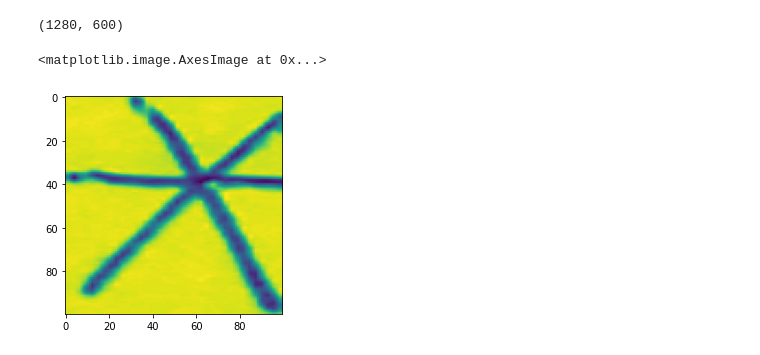
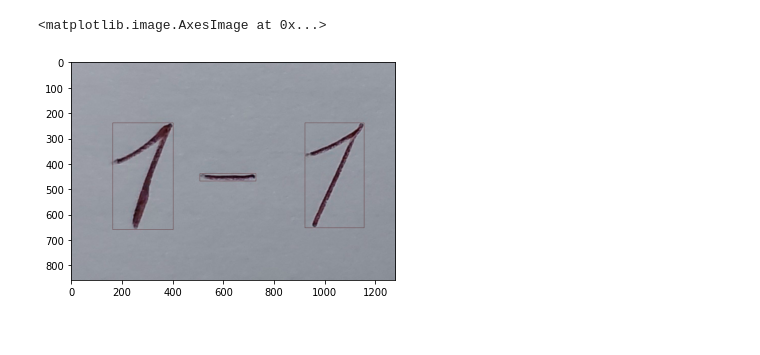
Before and after one commit to mogilyoy/telegram_calculator, a Jupyter notebook: model_prep/eq_separator.ipynb, the cells around one changed output. Drawn from its saved outputs; the diff is of its cells as text; code cells hidden in the pictures.

```diff
--- a/model_prep/eq_separator.ipynb
+++ b/model_prep/eq_separator.ipynb
@@ -17,24 +7,0 @@ import imutils
-# %%
-image = cv2.imread('/content/39.jpg', cv2.IMREAD_GRAYSCALE)
-image = cv2.resize(image,(300,300))
-gray = cv2.cvtColor(image, cv2.COLOR_BGR2GRAY)
-blurred = cv2.GaussianBlur(gray, (5, 5), 0)
-# perform edge detection, find contours in the edge map, and sort the
-# resulting contours from left-to-right
-edged = cv2.Canny(blurred, 30, 150)
-cnts = cv2.findContours(edged.copy(), cv2.RETR_EXTERNAL,cv2.CHAIN_APPROX_SIMPLE)
-cnts = imutils.grab_contours(cnts)
-cnts = sort_contours(cnts, method="left-to-right")[0]
-chars=[]
-for c in cnts:
-    # compute the bounding box of the contour
-    (x, y, w, h) = cv2.boundingRect(c)
-    # filter out bounding boxes, ensuring they are neither too small
-    # nor too large
-    if w*h>1200:
-        # extract the character and threshold it to make the character
-        # appear as *white* (foreground) on a *black* background, then
-        # grab the width and height of the thresholded image
-        roi = gray[y:y + h, x:x + w]
-        chars.append(roi)
-        cv2.rectangle(image, (x, y), (x + w, y + h), (0, 255, 0), 2)
@@ -50,14 +7,0 @@ True
-# %%
-img = Image.open('./3.png')
-img.size
-# %% [output]
-(1280, 600)
-# %%
-img = img.resize((28, 28), Image.ANTIALIAS)
-img.save('./3333333333.png')
-# %%
-chars[1] = cv2.resize(chars[1], (100, 100))
-plt.imshow(chars[1])
-# %% [output]
-<matplotlib.image.AxesImage at 0x...>
-[figure, removed]
@@ -63,0 +58,7 @@ plt.imshow(chars[1])
+# %%
+letters, output = letters_extract('/content/11.jpg')
+# %%
+plt.imshow(output)
+# %% [output]
+<matplotlib.image.AxesImage at 0x...>
+[figure, added]
```
Also changed, not shown: parts of 5 cells of this notebook, 2 other files.
